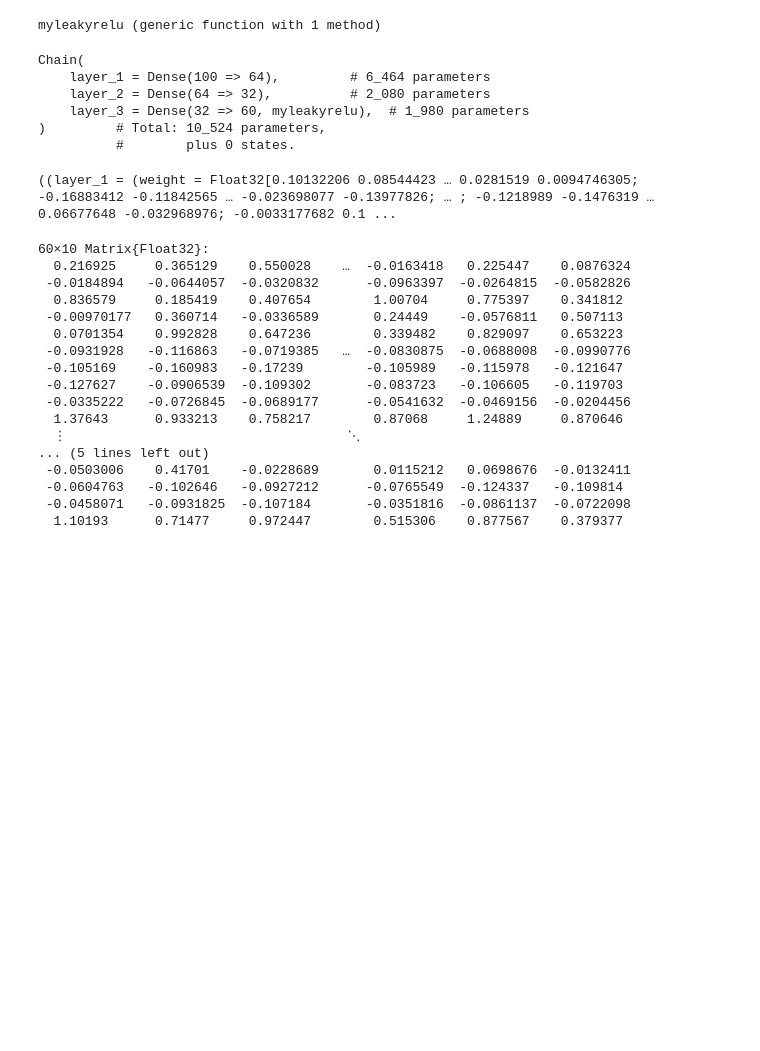
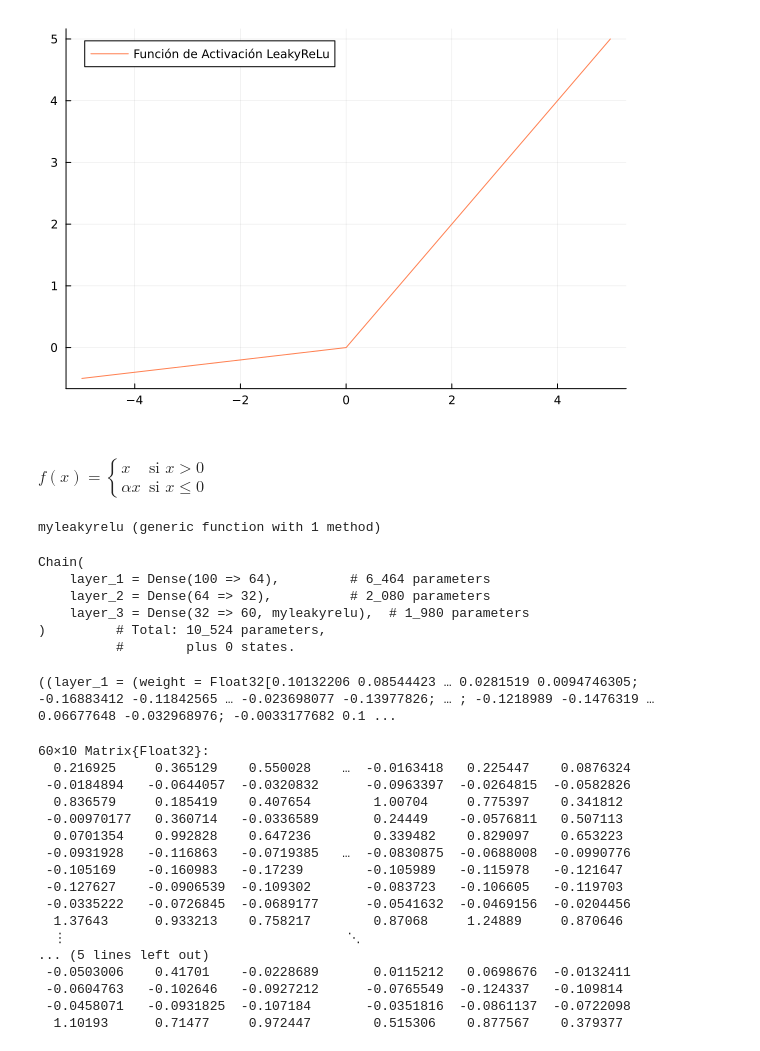
Before and after one commit to JorgeA22-cpu/ClaseComputo, a Jupyter notebook: Proyectos/MayoML.ipynb, the cells around one changed output. Saved outputs shown, nothing was run; the diff lists cells and outputs as text; code cells hidden in the pictures; blank space fills up the shorter version.

```diff
--- a/Proyectos/MayoML.ipynb
+++ b/Proyectos/MayoML.ipynb
@@ -12,3 +32,20 @@ Reactant.set_default_backend("cpu")
+# %%
+# La función de activación LeakyRelu se define como sigue
+
+function funcleakyrelu(x, α)
+    if x > 0
+        return x
+    else
+        return α * x
+    end
+end
+x = -5:0.1:5
+y = funcleakyrelu.(x, 0.1)
+plot(x,y, color = "coral", label = "Función de Activación LeakyReLu")
+# %% [output]
+[figure, added]
+# %% [markdown]
+####  $ f(x) = \begin{cases} x &  \text{si }  x > 0 \\  \alpha x & \text{si } x \leq 0  \end{cases} $
 # %%
 myleakyrelu(x) = leakyrelu(x,0.1)
 # %% [output]
```
Also changed, not shown: parts of 2 cells of this notebook, 1 other file.
